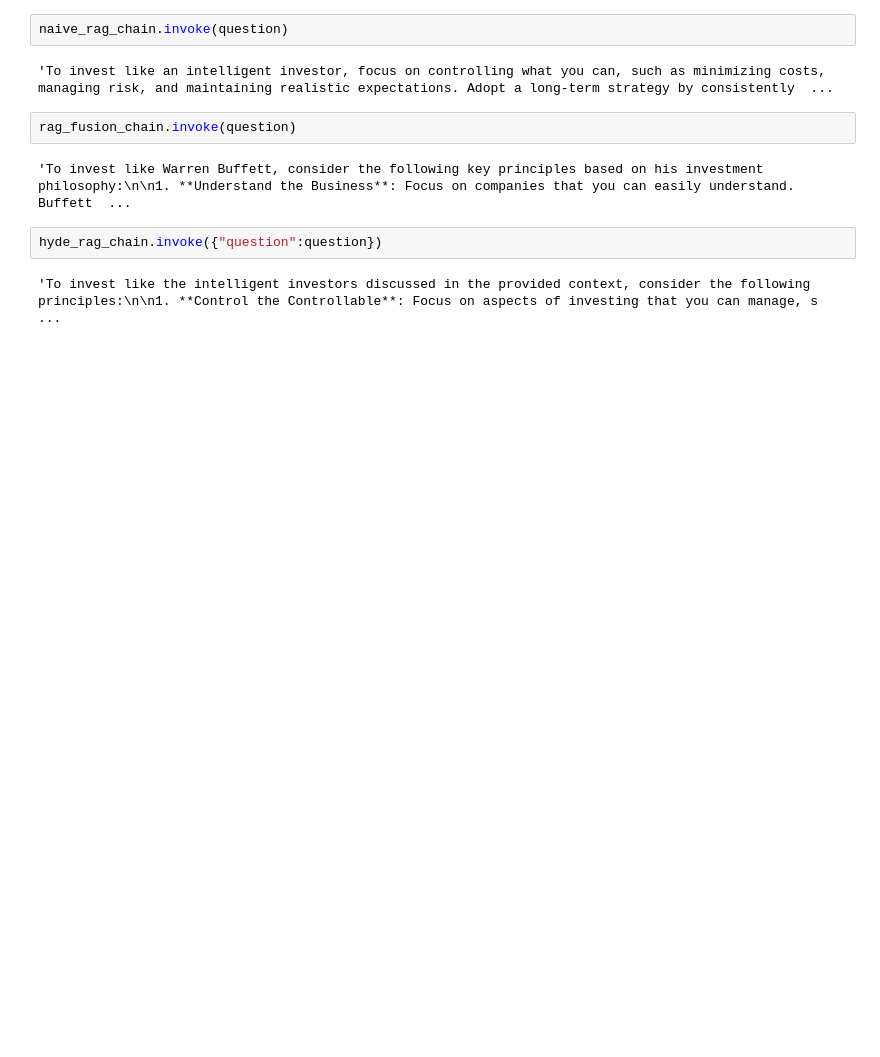
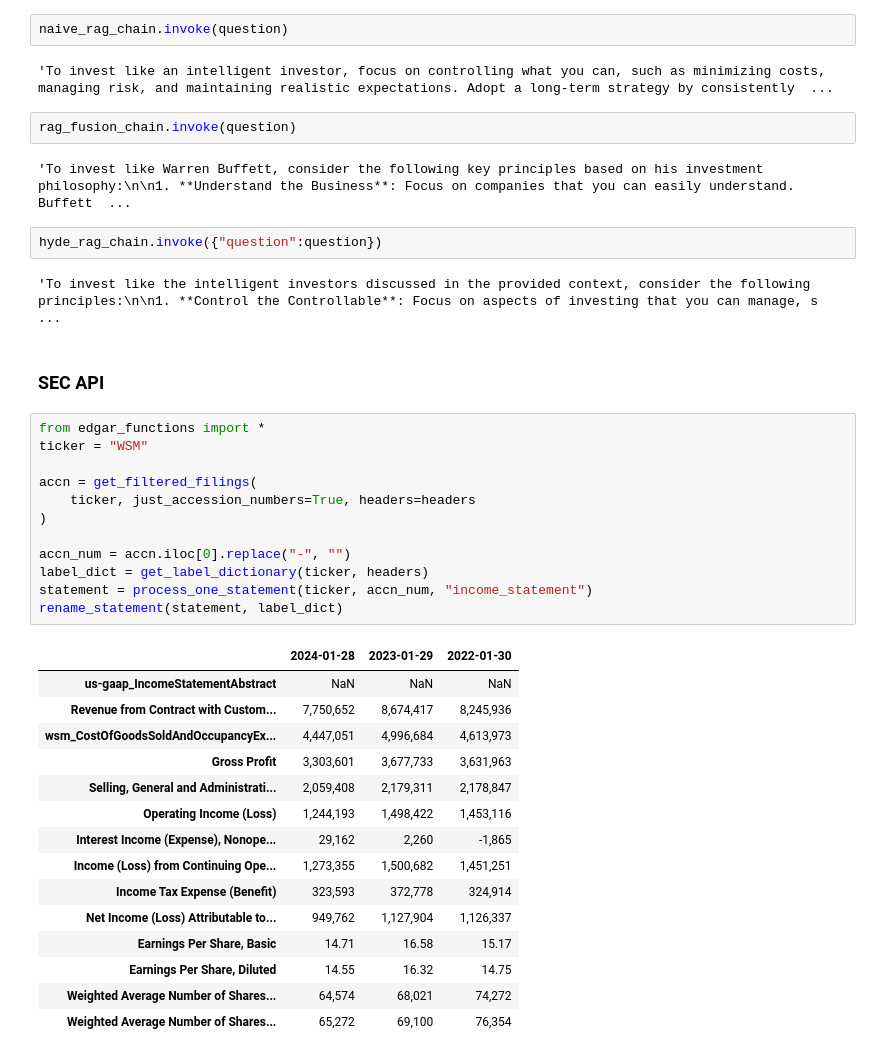
Before and after one commit to arisylafeta/buffetbot, a Jupyter notebook: buffetbot.ipynb, the cells around one changed output. Saved outputs shown, nothing was run; the diff lists cells and outputs as text; blank space fills up the shorter version.

Commit message:
add edgar api

```diff
--- a/buffetbot.ipynb
+++ b/buffetbot.ipynb
@@ -267,3 +267,33 @@ rag_fusion_chain.invoke(question)
 hyde_rag_chain.invoke({"question":question})
 # %% [output]
 'To invest like the intelligent investors discussed in the provided context, consider the following principles:\n\n1. **Control the Controllable**: Focus on aspects of investing that you can manage, s ...
+# %% [markdown]
+### SEC API
+# %%
+from edgar_functions import *
+ticker = "WSM"
+
+accn = get_filtered_filings(
+    ticker, just_accession_numbers=True, headers=headers
+)
+
+accn_num = accn.iloc[0].replace("-", "")
+label_dict = get_label_dictionary(ticker, headers)
+statement = process_one_statement(ticker, accn_num, "income_statement")
+rename_statement(statement, label_dict)
+# %% [output]
+|  | 2024-01-28 | 2023-01-29 | 2022-01-30 |
+| us-gaap_IncomeStatementAbstract | NaN | NaN | NaN |
+| Revenue from Contract with Custom... | 7,750,652 | 8,674,417 | 8,245,936 |
+| wsm_CostOfGoodsSoldAndOccupancyEx... | 4,447,051 | 4,996,684 | 4,613,973 |
+| Gross Profit | 3,303,601 | 3,677,733 | 3,631,963 |
+| Selling, General and Administrati... | 2,059,408 | 2,179,311 | 2,178,847 |
+| Operating Income (Loss) | 1,244,193 | 1,498,422 | 1,453,116 |
+| Interest Income (Expense), Nonope... | 29,162 | 2,260 | -1,865 |
+| Income (Loss) from Continuing Ope... | 1,273,355 | 1,500,682 | 1,451,251 |
+| Income Tax Expense (Benefit) | 323,593 | 372,778 | 324,914 |
+| Net Income (Loss) Attributable to... | 949,762 | 1,127,904 | 1,126,337 |
+| Earnings Per Share, Basic | 14.71 | 16.58 | 15.17 |
+| Earnings Per Share, Diluted | 14.55 | 16.32 | 14.75 |
+| Weighted Average Number of Shares... | 64,574 | 68,021 | 74,272 |
+| Weighted Average Number of Shares... | 65,272 | 69,100 | 76,354 |
```
Also changed, not shown: 1 other file.
